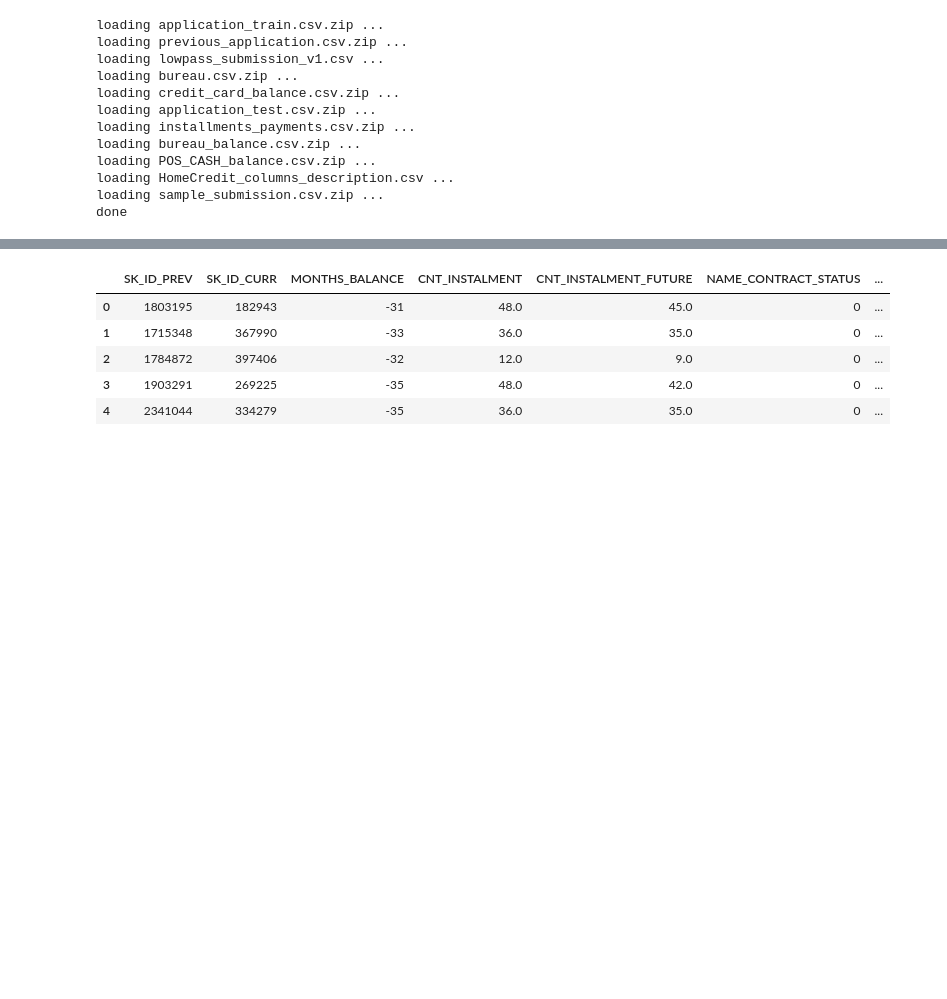
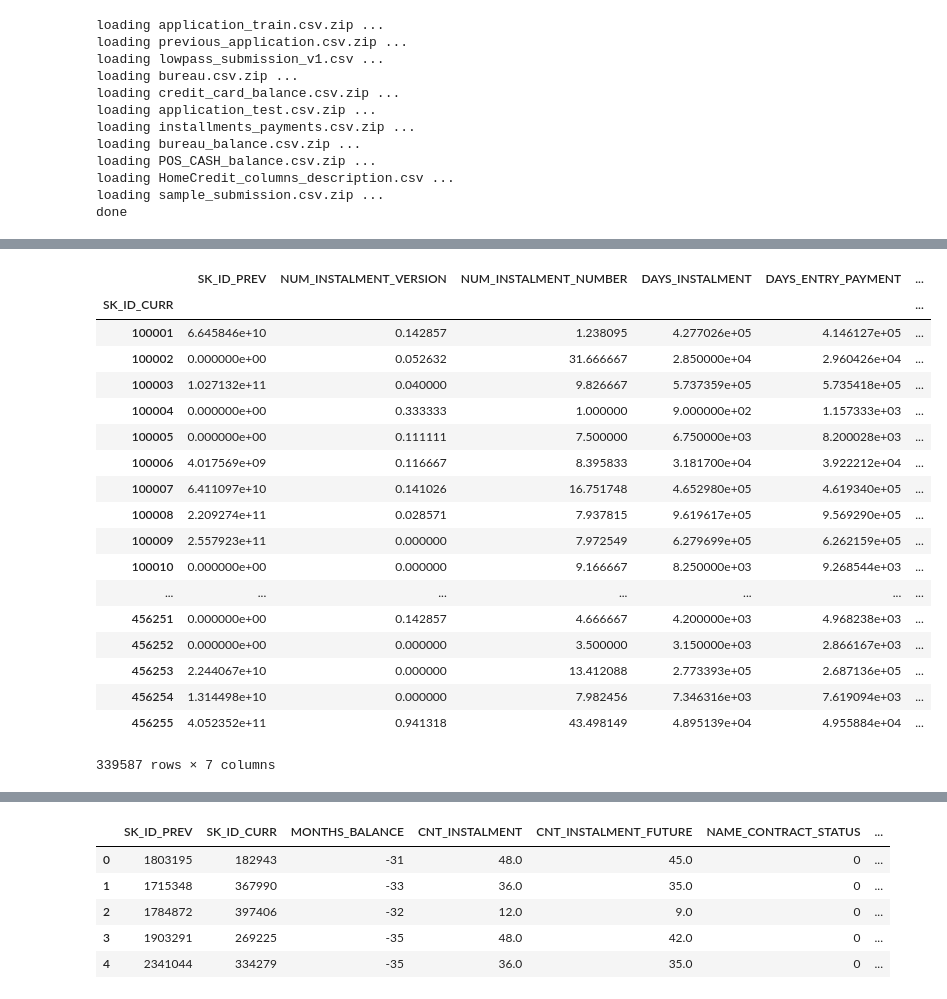
Before and after one commit to LowPass-DataScience/home-credit-default-risk, a Jupyter notebook: chen_GradBoost_allFeatures.ipynb, the cells around one changed output, grey strips where cells are left out. Drawn from its saved outputs; the diff is of its cells as text; code cells hidden in the pictures; blank space fills up the shorter version.

```diff
--- a/chen_GradBoost_allFeatures.ipynb
+++ b/chen_GradBoost_allFeatures.ipynb
@@ -302,0 +419,22 @@ gc.collect()
+# %%
+installments_payment.groupby('SK_ID_CURR').var()
+# %% [output]
+|  | SK_ID_PREV | NUM_INSTALMENT_VERSION | NUM_INSTALMENT_NUMBER | DAYS_INSTALMENT | DAYS_ENTRY_PAYMENT | ... |
+| SK_ID_CURR |  |  |  |  |  | ... |
+| 100001 | 6.645846e+10 | 0.142857 | 1.238095 | 4.277026e+05 | 4.146127e+05 | ... |
+| 100002 | 0.000000e+00 | 0.052632 | 31.666667 | 2.850000e+04 | 2.960426e+04 | ... |
+| 100003 | 1.027132e+11 | 0.040000 | 9.826667 | 5.737359e+05 | 5.735418e+05 | ... |
+| 100004 | 0.000000e+00 | 0.333333 | 1.000000 | 9.000000e+02 | 1.157333e+03 | ... |
+| 100005 | 0.000000e+00 | 0.111111 | 7.500000 | 6.750000e+03 | 8.200028e+03 | ... |
+| 100006 | 4.017569e+09 | 0.116667 | 8.395833 | 3.181700e+04 | 3.922212e+04 | ... |
+| 100007 | 6.411097e+10 | 0.141026 | 16.751748 | 4.652980e+05 | 4.619340e+05 | ... |
+| 100008 | 2.209274e+11 | 0.028571 | 7.937815 | 9.619617e+05 | 9.569290e+05 | ... |
+| 100009 | 2.557923e+11 | 0.000000 | 7.972549 | 6.279699e+05 | 6.262159e+05 | ... |
+| 100010 | 0.000000e+00 | 0.000000 | 9.166667 | 8.250000e+03 | 9.268544e+03 | ... |
+| ... | ... | ... | ... | ... | ... | ... |
+| 456251 | 0.000000e+00 | 0.142857 | 4.666667 | 4.200000e+03 | 4.968238e+03 | ... |
+| 456252 | 0.000000e+00 | 0.000000 | 3.500000 | 3.150000e+03 | 2.866167e+03 | ... |
+| 456253 | 2.244067e+10 | 0.000000 | 13.412088 | 2.773393e+05 | 2.687136e+05 | ... |
+| 456254 | 1.314498e+10 | 0.000000 | 7.982456 | 7.346316e+03 | 7.619094e+03 | ... |
+| 456255 | 4.052352e+11 | 0.941318 | 43.498149 | 4.895139e+04 | 4.955884e+04 | ... |
+339587 rows × 7 columns
```
Also changed, not shown: parts of 11 cells of this notebook.
